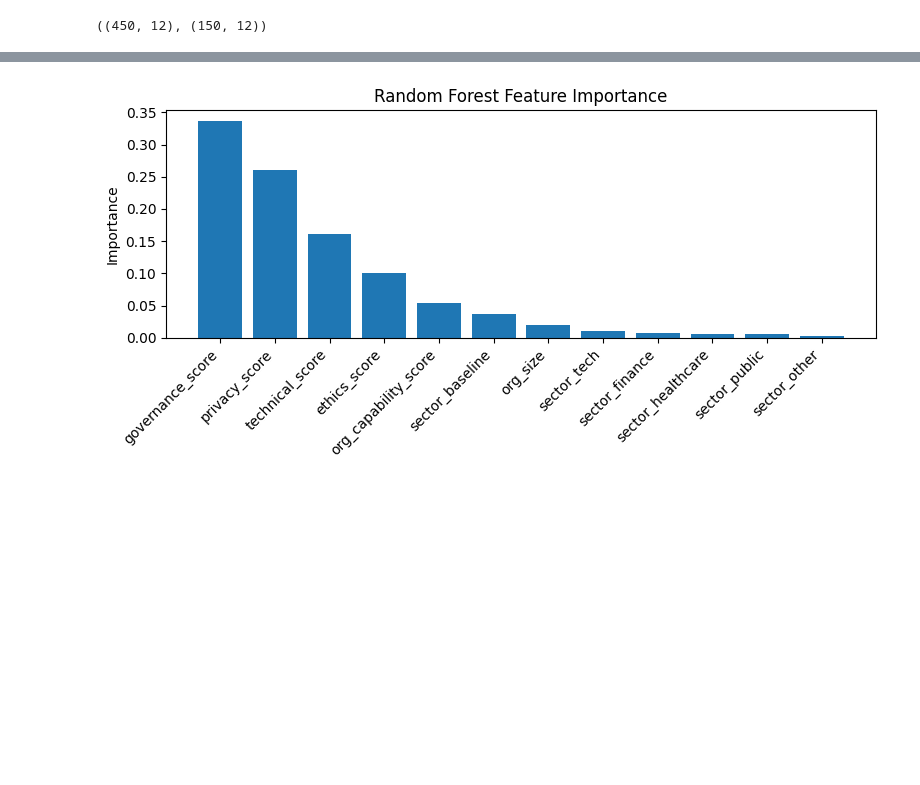
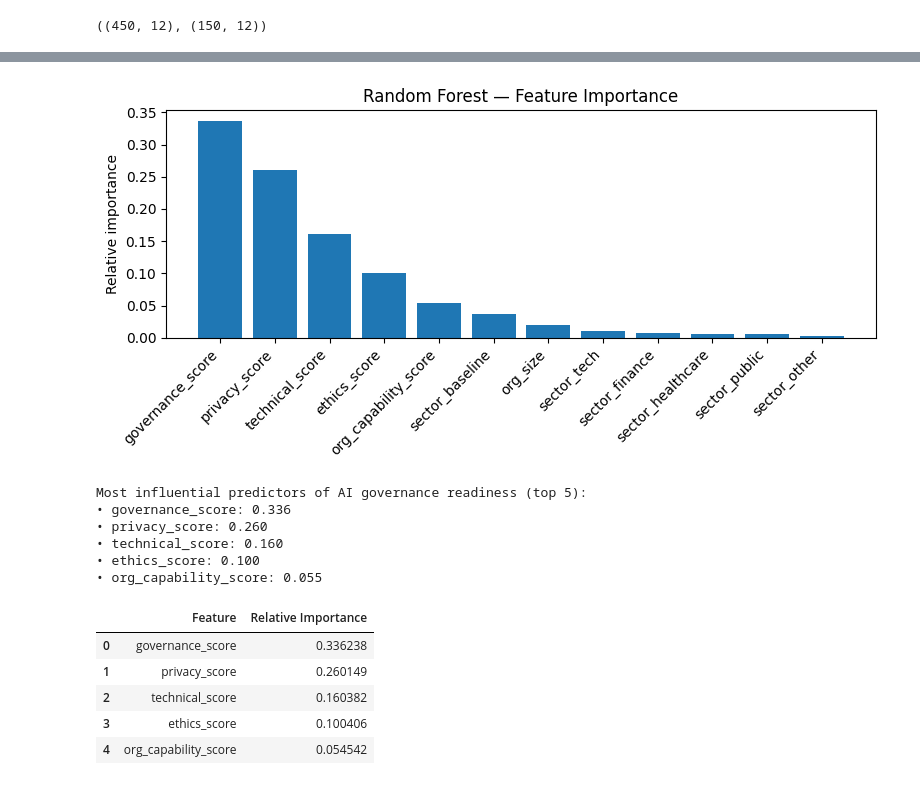
Before and after one commit to melo1-77/raigra, a Jupyter notebook: model/raigra_ml_prototype.ipynb, the cells around one changed output, grey strips where cells are left out. Drawn from its saved outputs; the diff is of its cells as text; code cells hidden in the pictures; blank space fills up the shorter version.

```diff
--- a/model/raigra_ml_prototype.ipynb
+++ b/model/raigra_ml_prototype.ipynb
@@ -118,10 +147,15 @@ df.head()
 # %%
+# Separate features and target
+# (all columns except the deliberately constructed label)
 feature_cols = [c for c in df.columns if c != "readiness_score"]
 X = df[feature_cols]
 y = df["readiness_score"]
 
+# Train–test split (25% held out for unbiased evaluation)
 X_train, X_test, y_train, y_test = train_test_split(
-    X, y, test_size=0.25, random_state=42
+    X, y,
+    test_size=0.25,
+    random_state=42  # ensures comparability across runs
 )
 
 X_train.shape, X_test.shape
@@ -130,16 +166,19 @@ X_train.shape, X_test.shape
 # %%
+# Define a baseline model
 rf = RandomForestRegressor(
-    n_estimators=300,
-    max_depth=None,
-    min_samples_split=4,
-    min_samples_leaf=2,
+    n_estimators=300,            # enough trees for stability
+    max_depth=None,             # allow full depth (RF handles this well)
+    min_samples_split=4,        # mild regularisation
+    min_samples_leaf=2,         # prevents over-fragmentation
     random_state=42,
-    n_jobs=-1,
+    n_jobs=-1                   # parallel training
 )
 
+# Train
 rf.fit(X_train, y_train)
 y_pred = rf.predict(X_test)
 
+# Evaluation metrics
 mse = mean_squared_error(y_test, y_pred)
 rmse = np.sqrt(mse)
 r2 = r2_score(y_test, y_pred)
@@ -147,13 +186,15 @@ r2 = r2_score(y_test, y_pred)
 print(f"RMSE: {rmse:.3f}")
 print(f"R²:   {r2:.3f}")
 
+# Scatter plot — true vs predicted (measures model calibration)
 plt.figure(figsize=(6, 4))
 plt.scatter(y_test, y_pred, alpha=0.65)
-plt.plot([0, 100], [0, 100], "r--")  # ideal line
+plt.plot([0, 100], [0, 100], "r--", linewidth=1.5)  # ideal diagonal line
 plt.xlabel("True readiness score (y_test)")
 plt.ylabel("Predicted readiness score (y_pred)")
-plt.title("Random Forest Evaluation — True vs Predicted Readiness")
+plt.title("Random Forest — True vs Predicted AI Readiness")
 plt.grid(alpha=0.35)
+plt.tight_layout()
 plt.show()
 # %% [output]
 RMSE: 7.023
@@ -162,14 +203,37 @@ R²:   0.726
 # %%
+# --- Feature importance ranking ---
 importances = rf.feature_importances_
 idx = np.argsort(importances)[::-1]
 
 plt.figure(figsize=(8, 4))
 plt.bar(range(len(idx)), importances[idx])
 plt.xticks(range(len(idx)), [feature_cols[i] for i in idx], rotation=45, ha="right")
-plt.ylabel("Importance")
-plt.title("Random Forest Feature Importance")
+plt.ylabel("Relative importance")
+plt.title("Random Forest — Feature Importance")
 plt.tight_layout()
 plt.show()
+
+# --- Top drivers of readiness (printed list + table) ---
+top_features = [(feature_cols[i], importances[i]) for i in idx[:5]]
+
+print("\nMost influential predictors of AI governance readiness (top 5):")
+for name, score in top_features:
+    print(f"• {name}: {score:.3f}")
+
+# Optional: clean academic table representation
+pd.DataFrame(top_features, columns=["Feature", "Relative Importance"]).style.background_gradient(cmap="Blues")
 # %% [output]
-[figure, old version]
+[figure, new version]
+Most influential predictors of AI governance readiness (top 5):
+• governance_score: 0.336
+• privacy_score: 0.260
+• technical_score: 0.160
+• ethics_score: 0.100
+• org_capability_score: 0.055
+|  | Feature | Relative Importance |
+| 0 | governance_score | 0.336238 |
+| 1 | privacy_score | 0.260149 |
+| 2 | technical_score | 0.160382 |
+| 3 | ethics_score | 0.100406 |
+| 4 | org_capability_score | 0.054542 |
 # %% [markdown]
```
Also changed, not shown: parts of 9 cells of this notebook.
